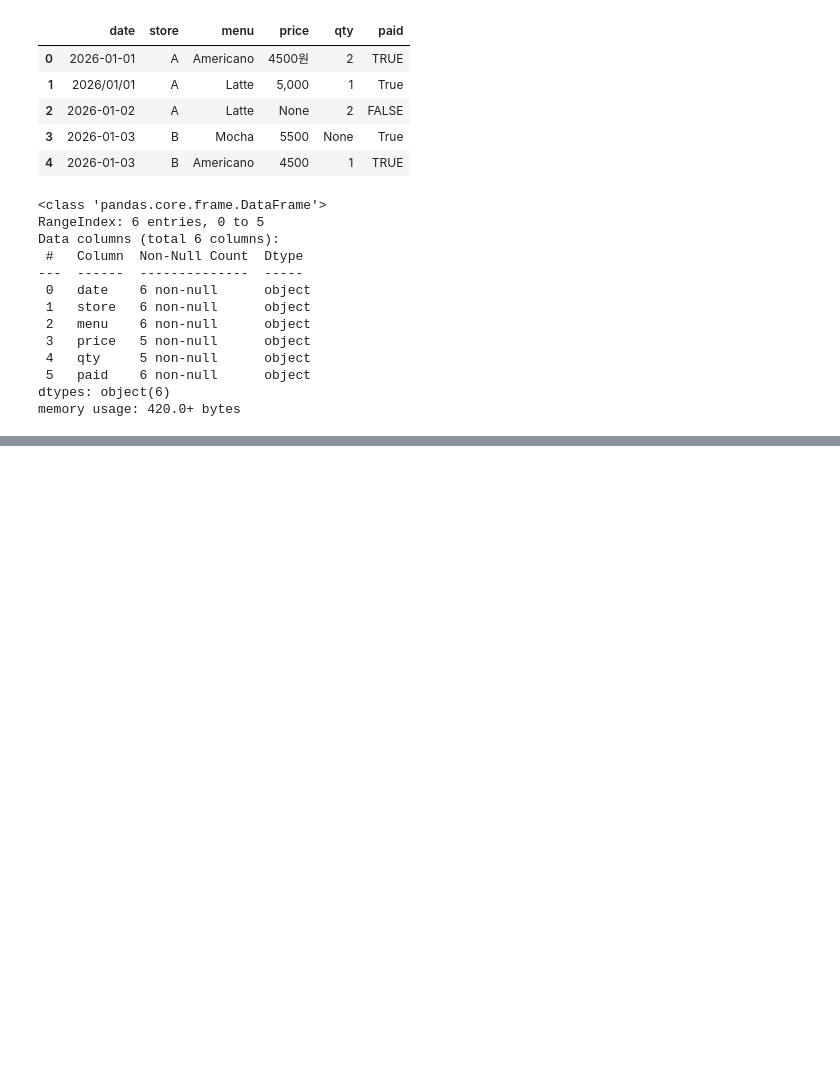
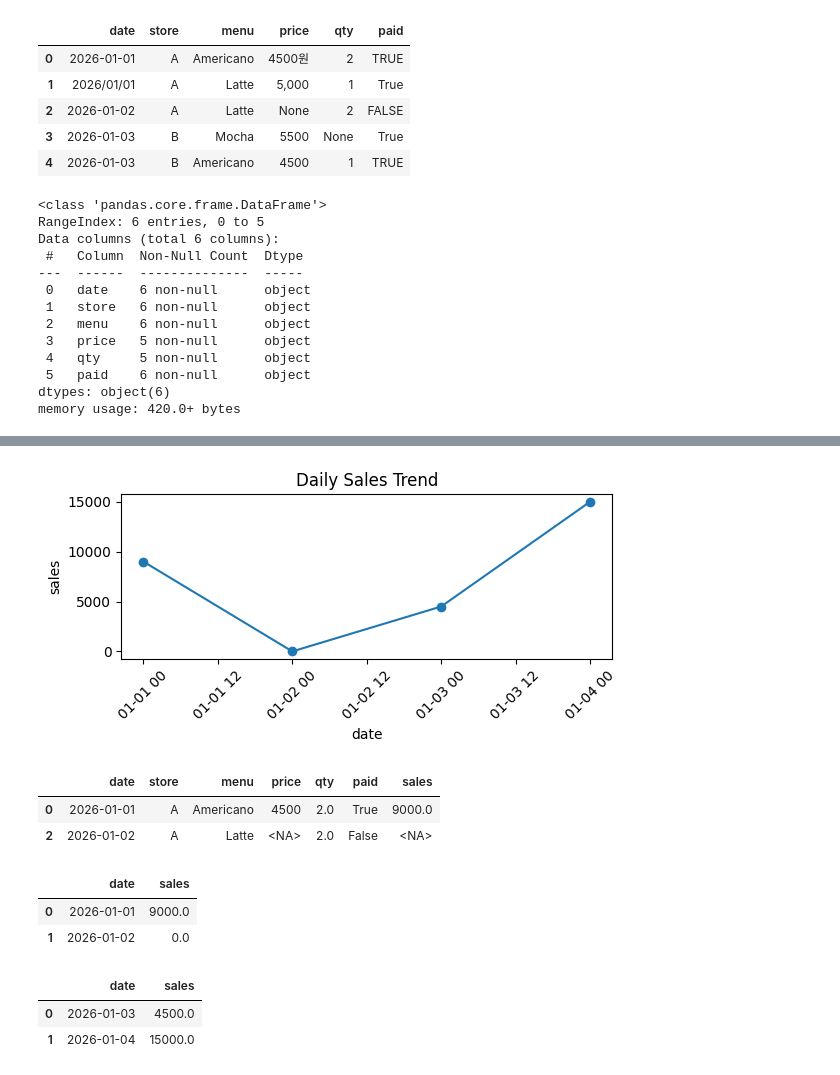
Before and after one commit to gorhkdwj/DA_portfolio, a Jupyter notebook: 03_Coding_Study/02_EDA/04_EDA_4강/04_Preview/EDA_4_Preview.ipynb, the cells around one changed output, grey strips where cells are left out. Saved outputs shown, nothing was run; the diff lists cells and outputs as text; code cells hidden in the pictures; blank space fills up the shorter version.

```diff
--- a/03_Coding_Study/02_EDA/04_EDA_4강/04_Preview/EDA_4_Preview.ipynb
+++ b/03_Coding_Study/02_EDA/04_EDA_4강/04_Preview/EDA_4_Preview.ipynb
@@ -89,0 +101,35 @@ plt.show()
+# %%
+daily = df.groupby("date", as_index=False)["sales"].sum().sort_values("date")
+
+plt.figure(figsize=(6,3))
+plt.plot(daily["date"], daily["sales"], marker="o")
+plt.title("Daily Sales Trend")
+plt.xlabel("date"); plt.ylabel("sales")
+plt.xticks(rotation=45)
+plt.tight_layout()
+plt.show()
+# %% [output]
+[figure, added]
+# %%
+df_a = df[df["store"] == "A"].dropna(subset=["date"]).copy()
+
+df_a
+# %% [output]
+|  | date | store | menu | price | qty | paid | sales |
+| 0 | 2026-01-01 | A | Americano | 4500 | 2.0 | True | 9000.0 |
+| 2 | 2026-01-02 | A | Latte | <NA> | 2.0 | False | <NA> |
+# %%
+daily_a = df_a.groupby("date", as_index=False)["sales"].sum().sort_values("date")
+daily_a
+# %% [output]
+|  | date | sales |
+| 0 | 2026-01-01 | 9000.0 |
+| 1 | 2026-01-02 | 0.0 |
+# %%
+df_b = df[df["store"] == "B"].dropna(subset=["date"]).copy()
+daily_b = df_b.groupby("date", as_index=False)["sales"].sum().sort_values("date")
+daily_b
+# %% [output]
+|  | date | sales |
+| 0 | 2026-01-03 | 4500.0 |
+| 1 | 2026-01-04 | 15000.0 |
```
Also changed, not shown: parts of 10 cells of this notebook.
